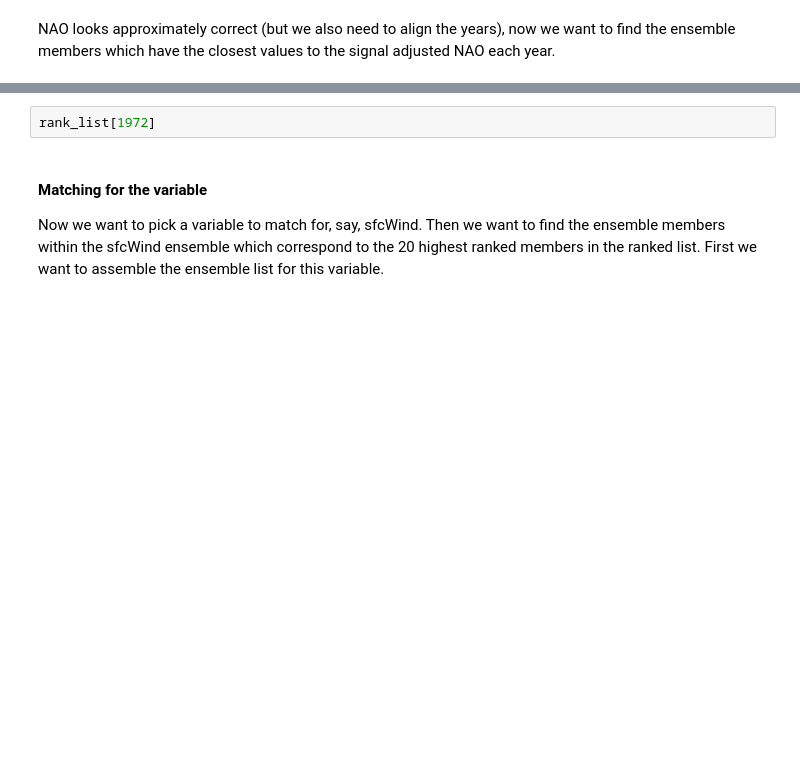
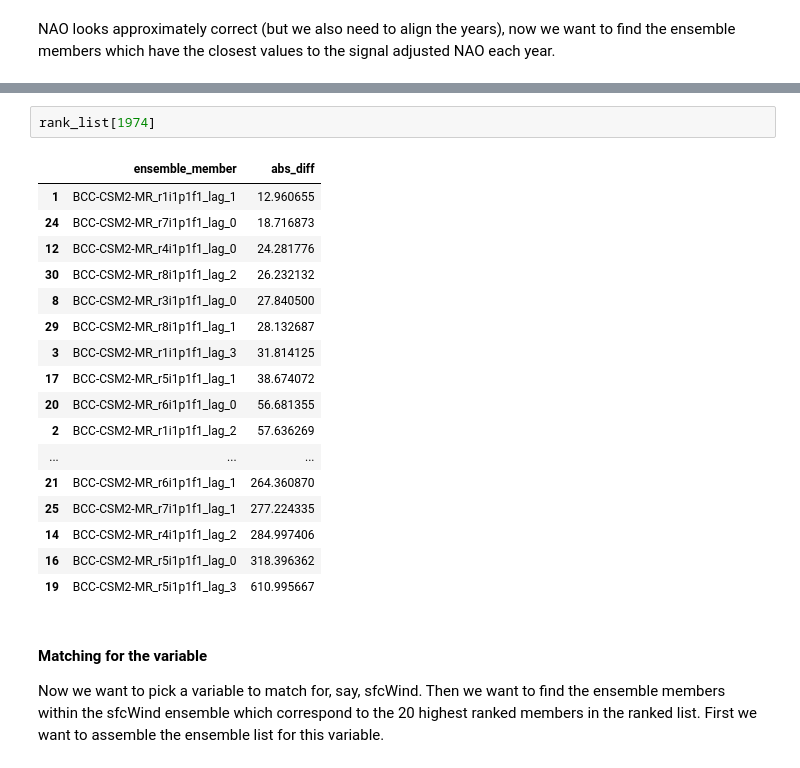
Before and after one commit to benhutchmet/lagging-NAO-test-suite, a Jupyter notebook: testing/testing-nao-matching.ipynb, the cells around one changed output, grey strips where cells are left out. Drawn from its saved outputs; the diff is of its cells as text; blank space fills up the shorter version.

```diff
--- a/testing/testing-nao-matching.ipynb
+++ b/testing/testing-nao-matching.ipynb
@@ -161,5 +365,23 @@ for i, year in tqdm(enumerate(years)):
 # %%
-rank_list[1972]
+rank_list[1974]
+# %% [output]
+|  | ensemble_member | abs_diff |
+| 1 | BCC-CSM2-MR_r1i1p1f1_lag_1 | 12.960655 |
+| 24 | BCC-CSM2-MR_r7i1p1f1_lag_0 | 18.716873 |
+| 12 | BCC-CSM2-MR_r4i1p1f1_lag_0 | 24.281776 |
+| 30 | BCC-CSM2-MR_r8i1p1f1_lag_2 | 26.232132 |
+| 8 | BCC-CSM2-MR_r3i1p1f1_lag_0 | 27.840500 |
+| 29 | BCC-CSM2-MR_r8i1p1f1_lag_1 | 28.132687 |
+| 3 | BCC-CSM2-MR_r1i1p1f1_lag_3 | 31.814125 |
+| 17 | BCC-CSM2-MR_r5i1p1f1_lag_1 | 38.674072 |
+| 20 | BCC-CSM2-MR_r6i1p1f1_lag_0 | 56.681355 |
+| 2 | BCC-CSM2-MR_r1i1p1f1_lag_2 | 57.636269 |
+| ... | ... | ... |
+| 21 | BCC-CSM2-MR_r6i1p1f1_lag_1 | 264.360870 |
+| 25 | BCC-CSM2-MR_r7i1p1f1_lag_1 | 277.224335 |
+| 14 | BCC-CSM2-MR_r4i1p1f1_lag_2 | 284.997406 |
+| 16 | BCC-CSM2-MR_r5i1p1f1_lag_0 | 318.396362 |
+| 19 | BCC-CSM2-MR_r5i1p1f1_lag_3 | 610.995667 |
 # %% [markdown]
 #### Matching for the variable ####
 
```
Also changed, not shown: parts of 17 cells of this notebook.
